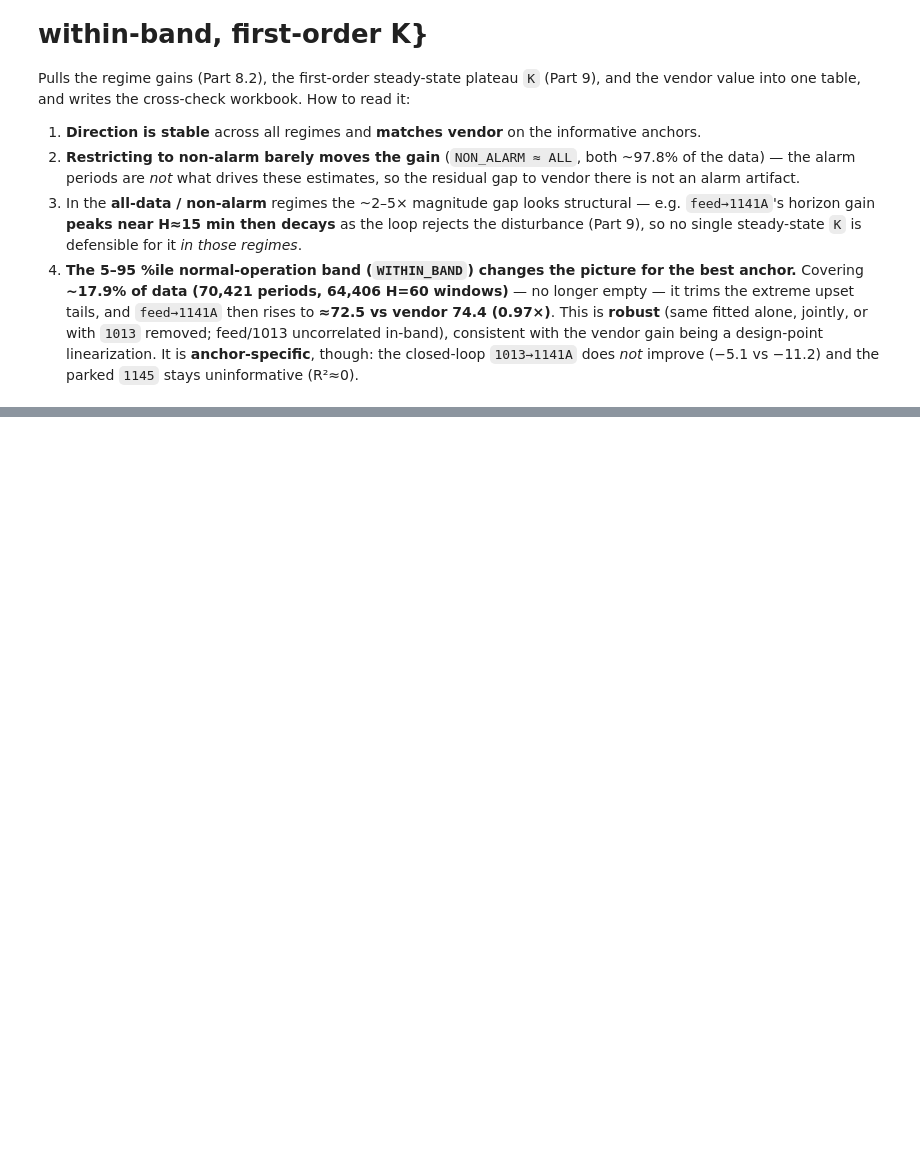
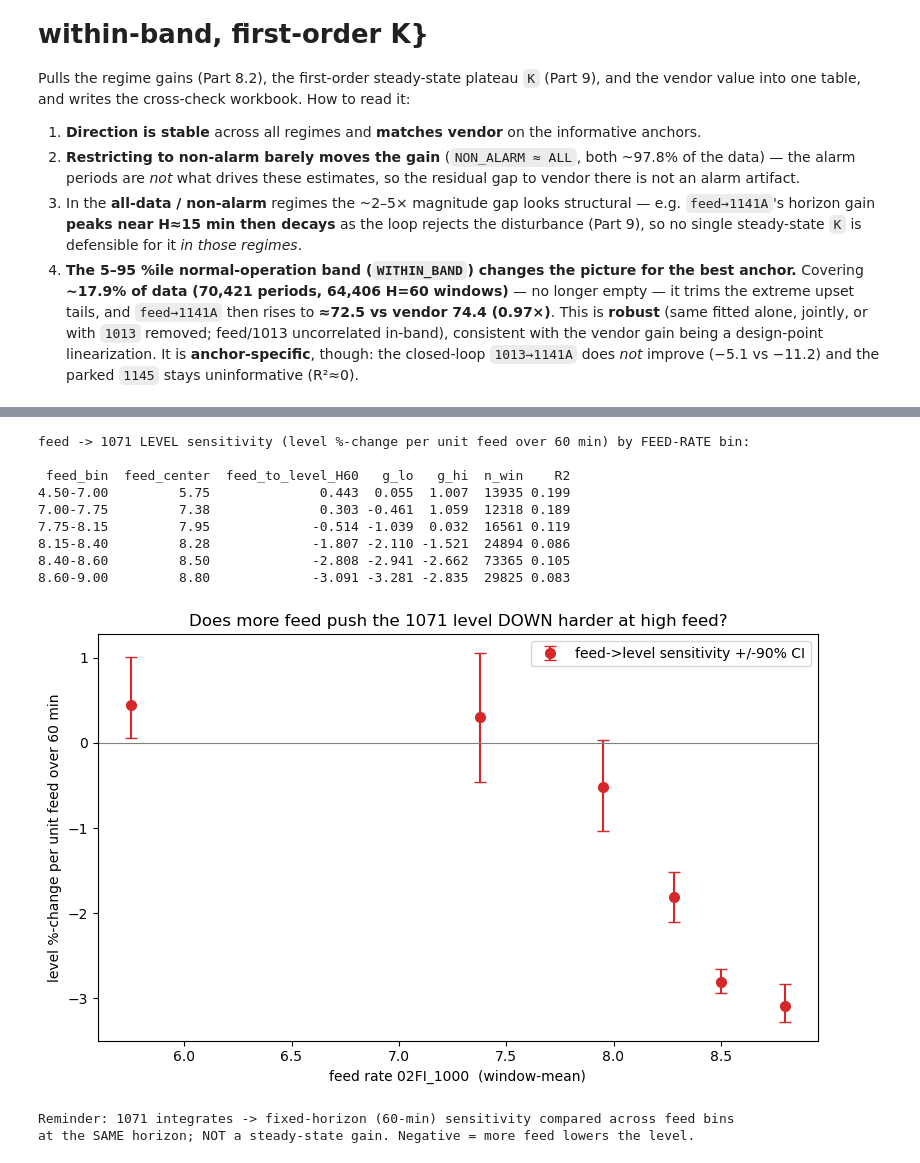
Before and after one commit to H604827/ControlActions, a Jupyter notebook: EXPERIMENTS/gain_analysis_1071.ipynb, the cells around one changed output, grey strips where cells are left out. Saved outputs shown, nothing was run; the diff lists cells and outputs as text; code cells hidden in the pictures; blank space fills up the shorter version.

```diff
--- a/EXPERIMENTS/gain_analysis_1071.ipynb
+++ b/EXPERIMENTS/gain_analysis_1071.ipynb
@@ -1386,0 +1646,46 @@ Saved synthesis CSV        -> /home/h604827/ControlActions/RESULTS/1071_gain_reg
+# %%
+# ============================================================================
+# Part 13.2 — Does the FEED effect on the 1071 LEVEL change with feed rate?
+# ============================================================================
+# 1071 INTEGRATES, so this is a FIXED-HORIZON (H=60) level sensitivity compared
+# apples-to-apples ACROSS feed bins, NOT a steady-state gain. feed de-confounded
+# against the supplier (1016) and 1013; the 1071 self-valve is EXCLUDED here to
+# avoid controller-mediation muddying the feed coefficient.
+CVL  = TARGET                                         # 03LIC_1071.PV
+INPL = [FEED, '03LIC_1016.OP', '03PIC_1013.OP']
+
+DL = _dtab([CVL] + INPL, CVL)
+rows = []
+for a, b in zip(EDGES[:-1], EDGES[1:]):
+    r = _fit(DL[(DL['opfeed'] >= a) & (DL['opfeed'] < b)], CVL, FEED, INPL)
+    rows.append({'feed_bin': f'{a:.2f}-{b:.2f}', 'feed_center': round((a + b) / 2, 2),
+                 'feed_to_level_H60': round(r['g'], 3), 'g_lo': round(r['lo'], 3),
+                 'g_hi': round(r['hi'], 3), 'n_win': r['n'], 'R2': round(r['r2'], 3)})
+binnedL = pd.DataFrame(rows)
+print('feed -> 1071 LEVEL sensitivity (level %-change per unit feed over 60 min) by FEED-RATE bin:\n')
+print(binnedL.to_string(index=False))
+
+fig, ax = plt.subplots(figsize=(8, 5))
+xc, gg = binnedL['feed_center'].to_numpy(), binnedL['feed_to_level_H60'].to_numpy()
+ax.errorbar(xc, gg, yerr=[gg - binnedL['g_lo'], binnedL['g_hi'] - gg], fmt='o', color='C3',
+            capsize=4, ms=7, label='feed->level sensitivity +/-90% CI')
+ax.axhline(0, color='gray', lw=.8)
+ax.set_xlabel('feed rate 02FI_1000  (window-mean)')
+ax.set_ylabel('level %-change per unit feed over 60 min')
+ax.set_title('Does more feed push the 1071 level DOWN harder at high feed?')
+ax.legend(); plt.tight_layout(); plt.show()
+print('\nReminder: 1071 integrates -> fixed-horizon (60-min) sensitivity compared across feed bins')
+print('at the SAME horizon; NOT a steady-state gain. Negative = more feed lowers the level.')
+# %% [output]
+feed -> 1071 LEVEL sensitivity (level %-change per unit feed over 60 min) by FEED-RATE bin:
+
+ feed_bin  feed_center  feed_to_level_H60   g_lo   g_hi  n_win    R2
+4.50-7.00         5.75              0.443  0.055  1.007  13935 0.199
+7.00-7.75         7.38              0.303 -0.461  1.059  12318 0.189
+7.75-8.15         7.95             -0.514 -1.039  0.032  16561 0.119
+8.15-8.40         8.28             -1.807 -2.110 -1.521  24894 0.086
+8.40-8.60         8.50             -2.808 -2.941 -2.662  73365 0.105
+8.60-9.00         8.80             -3.091 -3.281 -2.835  29825 0.083
+[figure, added]
+Reminder: 1071 integrates -> fixed-horizon (60-min) sensitivity compared across feed bins
+at the SAME horizon; NOT a steady-state gain. Negative = more feed lowers the level.
```
Also changed, not shown: parts of 16 cells of this notebook.
